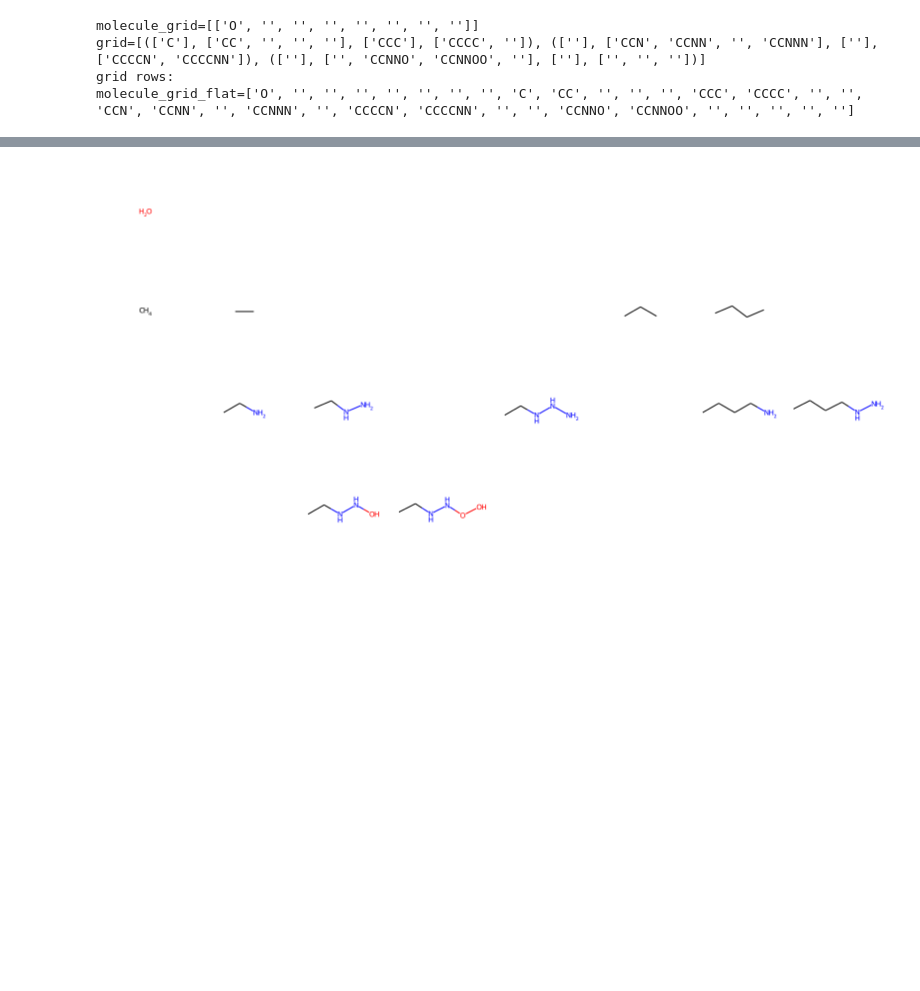
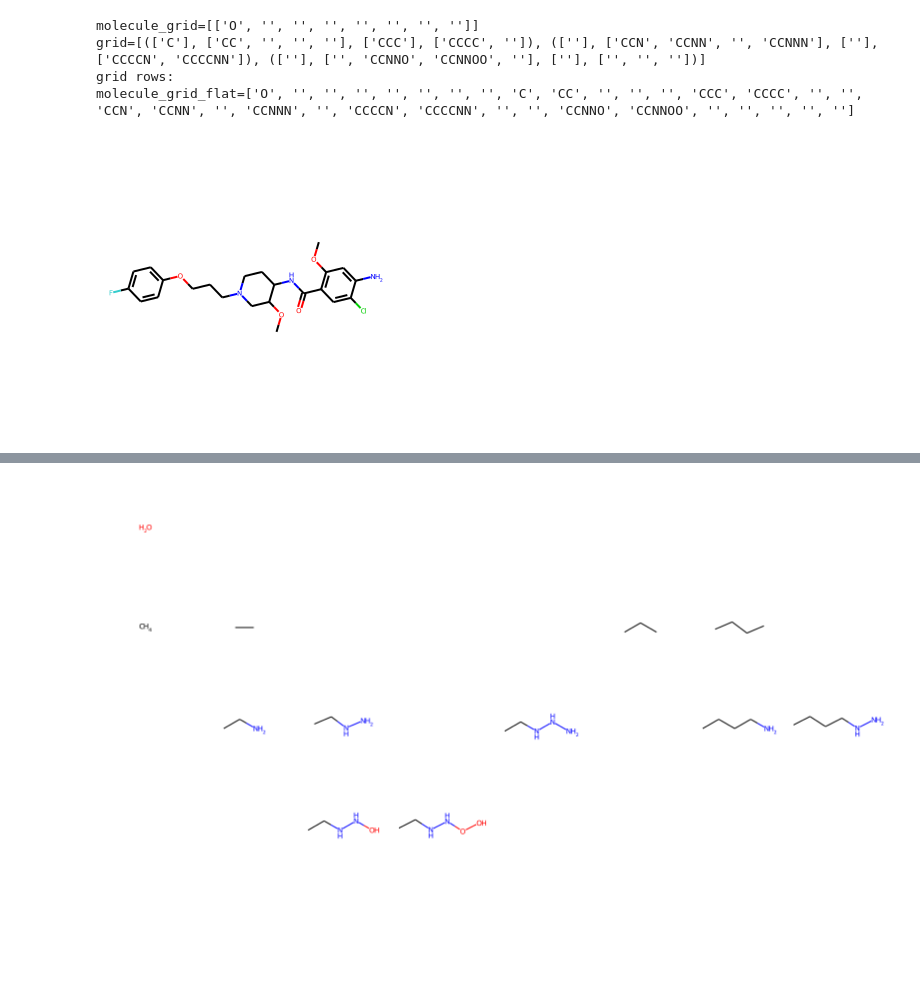
Before and after one commit to bertiewooster/RDKit-playing, a Jupyter notebook: recap.ipynb, the cells around one changed output, grey strips where cells are left out. Saved outputs shown, nothing was run; the diff lists cells and outputs as text; code cells hidden in the pictures; blank space fills up the shorter version.

```diff
--- a/recap.ipynb
+++ b/recap.ipynb
@@ -39,3 +39,8 @@ molecule_grid=[['O', '', '', '', '', '', '', '']]
 grid=[(['C'], ['CC', '', '', ''], ['CCC'], ['CCCC', '']), ([''], ['CCN', 'CCNN', '', 'CCNNN'], [''], ['CCCCN', 'CCCCNN']), ([''], ['', 'CCNNO', 'CCNNOO', ''], [''], ['', '', ''])]
 grid rows:
 molecule_grid_flat=['O', '', '', '', '', '', '', '', 'C', 'CC', '', '', '', 'CCC', 'CCCC', '', '', 'CCN', 'CCNN', '', 'CCNNN', '', 'CCCCN', 'CCCCNN', '', '', 'CCNNO', 'CCNNOO', '', '', '', '', '']
+# %%
+cisapride = Chem.MolFromSmiles("Clc1cc(c(OC)cc1N)C(=O)NC3CCN(CCCOc2ccc(F)cc2)CC3OC")
+Draw.MolToImage(cisapride)
+# %% [output]
+[figure, added]
```
Also changed, not shown: parts of 4 cells of this notebook, 1 other file.
